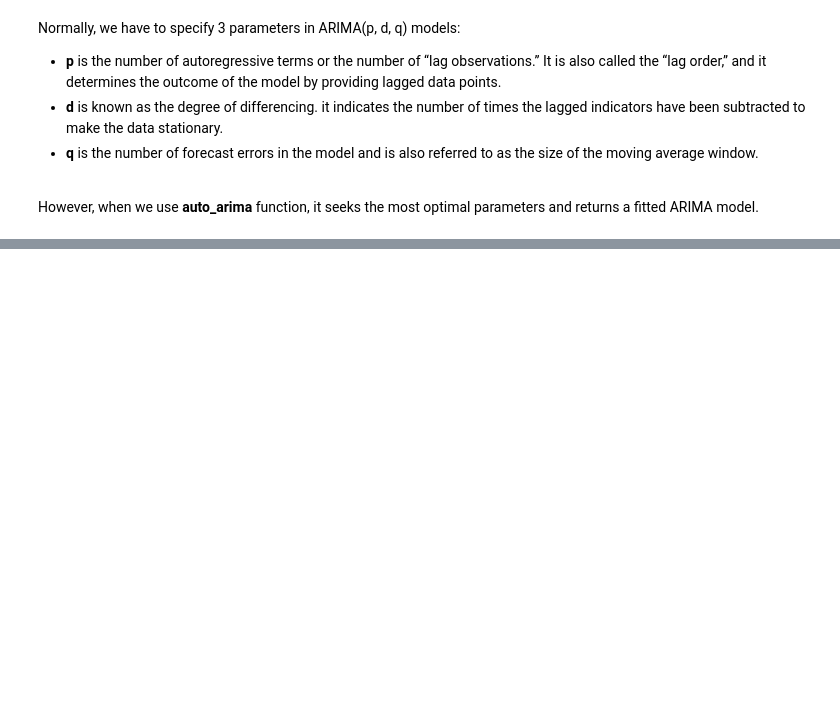
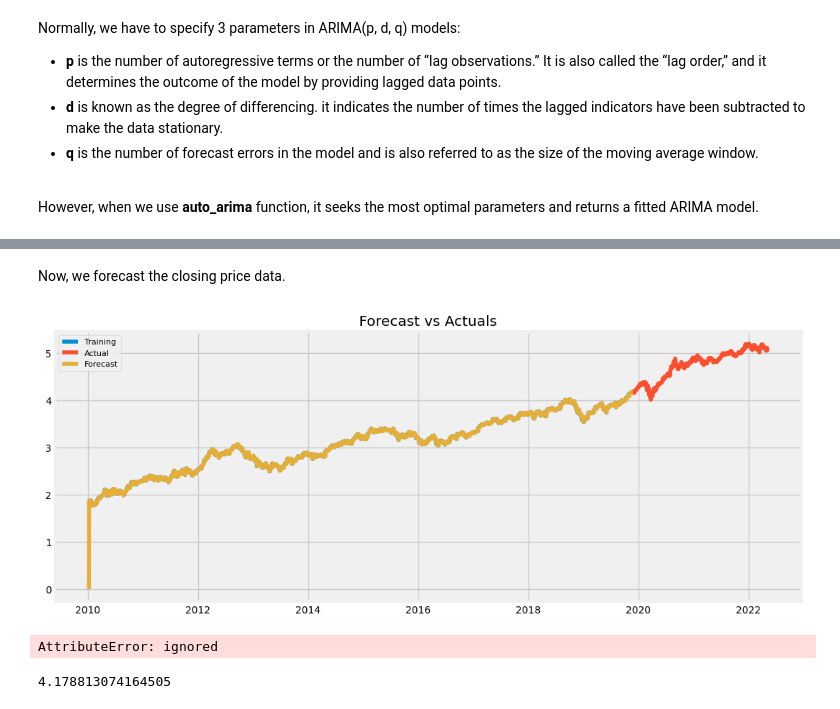
Before and after one commit to kbtran93/aapl-stock-prediction, a Jupyter notebook: aapl_stock_prediction.ipynb, the cells around one changed output, grey strips where cells are left out. Drawn from its saved outputs; the diff is of its cells as text; code cells hidden in the pictures; blank space fills up the shorter version.

```diff
--- a/aapl_stock_prediction.ipynb
+++ b/aapl_stock_prediction.ipynb
@@ -285,0 +318,4 @@ ImportError: ignored
+# %%
+model_arima = ARIMA(train_data, order=(0, 1, 0))
+res = model_arima.fit()
+print(res.summary())
@@ -285,0 +340,28 @@ ImportError: ignored
+# %% [markdown]
+Now, we forecast the closing price data.
+# %%
+start = len(train_data)
+end = len(train_data) + len(test_data) - 1
+fc = res.predict(start, end + 10)
+
+# Convert to series
+fc_series = pd.Series(fc, index=test_data.index)
+
+# Plot
+plt.figure(figsize=(12,5), dpi=100)
+plt.plot(train_data, label='Training')
+plt.plot(test_data, label='Actual')
+plt.plot(, label='Forecast')
+plt.title('Forecast vs Actuals')
+plt.legend(loc='upper left', fontsize=8)
+plt.show()
+# %% [output]
+[figure, added]
+# %%
+res.plot_predict()
+# %% [output]
+AttributeError: ignored
+# %%
+fc
+# %% [output]
+4.178813074164505
```
Also changed, not shown: parts of 12 cells of this notebook.
